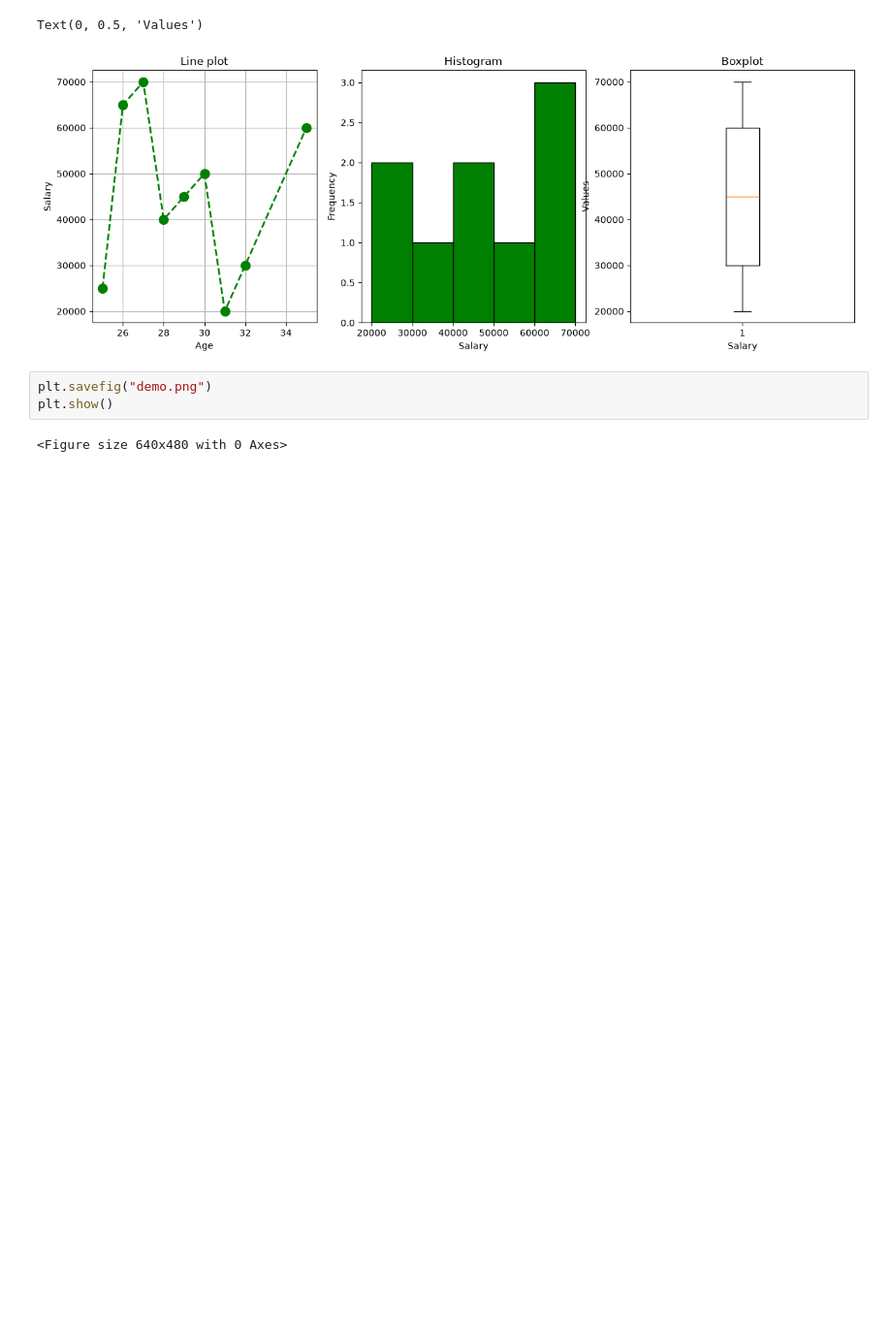
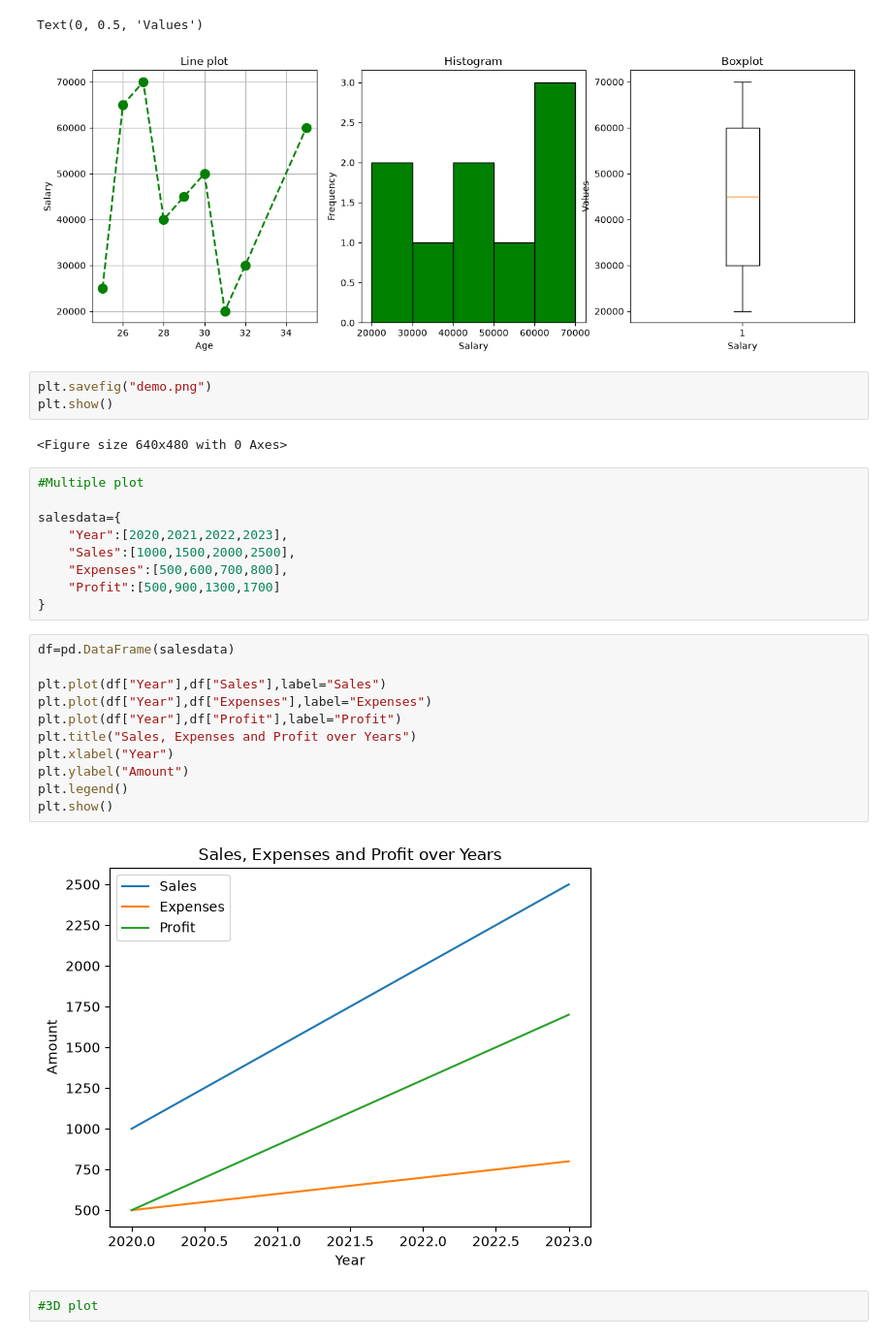
Before and after one commit to Ananya-G-Bharadwaj-Hassan/Python_practice, a Jupyter notebook: Matplotlib/demo.ipynb, the cells around one changed output. Shown at 97% size. Cells and saved outputs as stored; diff of their text form; blank space fills up the shorter version.

```diff
--- a/Matplotlib/demo.ipynb
+++ b/Matplotlib/demo.ipynb
@@ -255,3 +255,27 @@ plt.savefig("demo.png")
 plt.show()
 # %% [output]
 <Figure size 640x480 with 0 Axes>
+# %%
+#Multiple plot
+
+salesdata={
+    "Year":[2020,2021,2022,2023],
+    "Sales":[1000,1500,2000,2500],
+    "Expenses":[500,600,700,800],
+    "Profit":[500,900,1300,1700]
+}
+# %%
+df=pd.DataFrame(salesdata)
+
+plt.plot(df["Year"],df["Sales"],label="Sales")
+plt.plot(df["Year"],df["Expenses"],label="Expenses")
+plt.plot(df["Year"],df["Profit"],label="Profit")
+plt.title("Sales, Expenses and Profit over Years")
+plt.xlabel("Year")
+plt.ylabel("Amount")
+plt.legend()
+plt.show()
+# %% [output]
+[figure, added]
+# %%
+#3D plot
```
Also changed, not shown: 1 other file.
